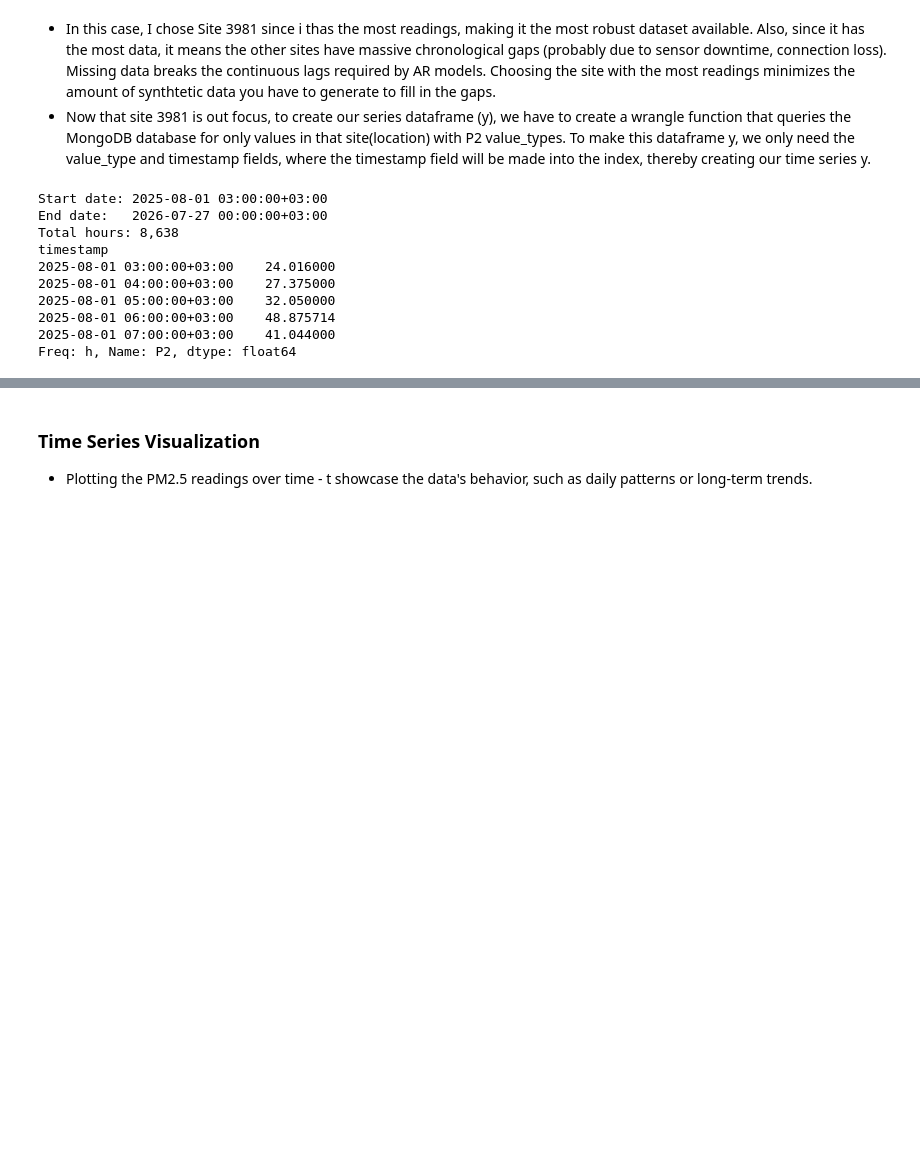
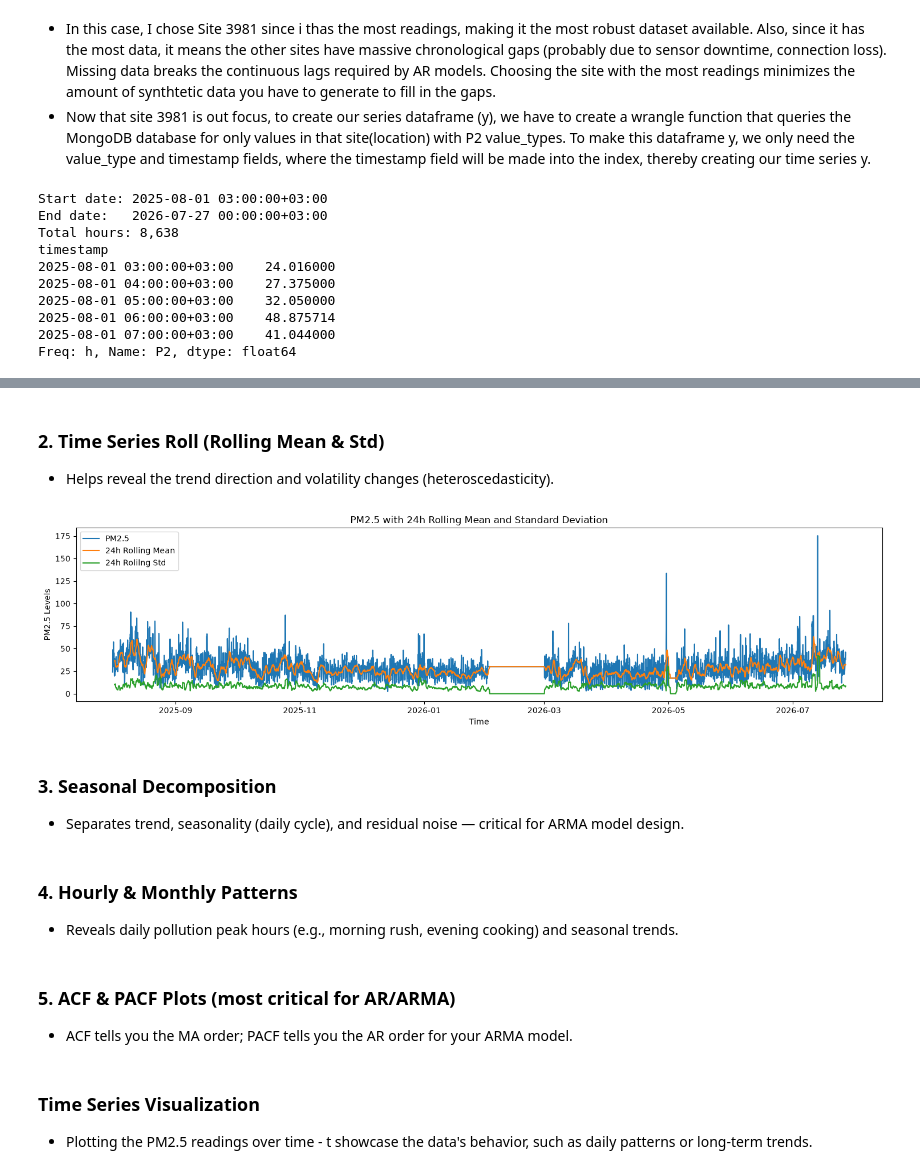
Before and after one commit to DominicNyabuto/Data-Science-Machine-Learning-Projects-, a Jupyter notebook: Project-3/notebook.ipynb, the cells around one changed output, grey strips where cells are left out. Cells and saved outputs as stored; diff of their text form; code cells hidden in the pictures; blank space fills up the shorter version.

```diff
--- a/Project-3/notebook.ipynb
+++ b/Project-3/notebook.ipynb
@@ -193,3 +226,31 @@ df['P2'].plot(kind='box' ,vert=False,title='Distribution of PM2.5 Readings')
+# %% [markdown]
+### 2. Time Series Roll (Rolling Mean & Std)
+- Helps reveal the trend direction and volatility changes (heteroscedasticity).
+# %%
+df_roll = pd.DataFrame({
+    'PM2.5': y,
+    '24h Rolling Mean': y.rolling(24).mean(),
+    '24h Rolilng Std': y.rolling(24).std()
+})
+
+fig, ax = plt.subplots(figsize=(15,4))
+sns.lineplot(data=df_roll, ax=ax, dashes=False)
+ax.set_title('PM2.5 with 24h Rolling Mean and Standard Deviation')
+ax.set_xlabel('Time')
+ax.set_ylabel('PM2.5 Levels')
+plt.tight_layout()
+plt.show()
+# %% [output]
+[figure, added]
+# %% [markdown]
+### 3. Seasonal Decomposition
+- Separates trend, seasonality (daily cycle), and residual noise — critical for ARMA model design.
+# %% [markdown]
+### 4. Hourly & Monthly Patterns
+- Reveals daily pollution peak hours (e.g., morning rush, evening cooking) and seasonal trends.
+# %% [markdown]
+### 5. ACF & PACF Plots (most critical for AR/ARMA)
+- ACF tells you the MA order; PACF tells you the AR order for your ARMA model.
 # %% [markdown]
 ### Time Series Visualization
 
```
Also changed, not shown: parts of 7 cells of this notebook.
